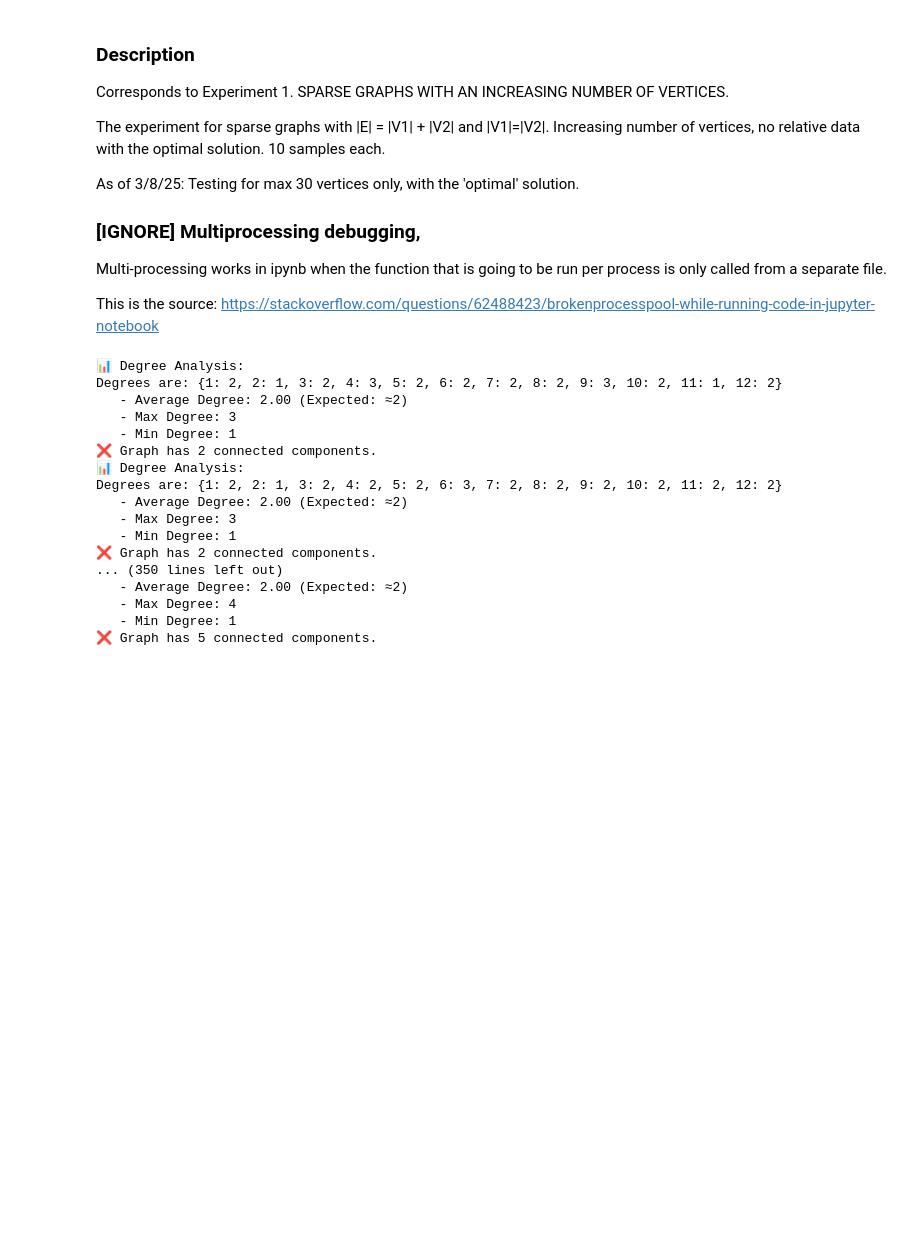
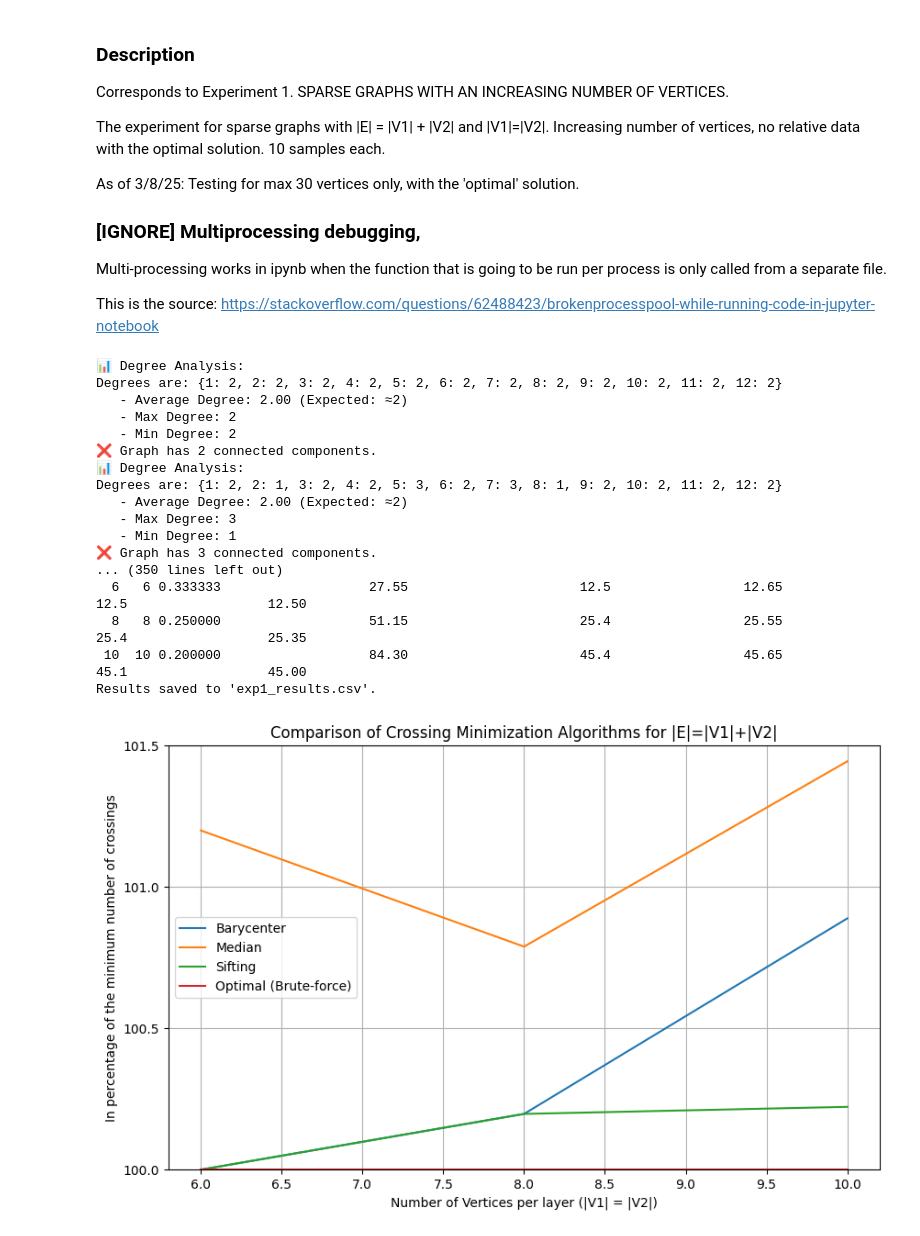
Before and after one commit to loridge/Crossing-Minimization-in-k-layered-Hierarchical-Graphs, a Jupyter notebook: experiments/exp1_v1_v2_sparse.ipynb, the cells around one changed output. Saved outputs shown, nothing was run; the diff lists cells and outputs as text; code cells hidden in the pictures; blank space fills up the shorter version.

```diff
--- a/experiments/exp1_v1_v2_sparse.ipynb
+++ b/experiments/exp1_v1_v2_sparse.ipynb
@@ -850,7 +850,7 @@ import exp1_v1_v2_sparse_helper
 
 # vertex_counts = [10, 20, 30, 40, 50, 60, 70, 80, 90, 100]  # Example vertex counts for testing
 # vertex_counts = [10, 20, 30,]  # Example vertex counts for testing muna, non-paper.
-vertex_counts = [6, 8, 10, 12, 14, 16, 18, 20]
+vertex_counts = [6, 8, 10,]
 num_samples = 20 # Number of samples per vertex count
 
 
@@ -904,42 +904,43 @@ if __name__ == '__main__':
     if y_max - y_min < 0.5:
         y_max = y_min + 0.5
 
     # Set y-axis ticks with 0.5 increments
     plt.yticks(np.arange(y_min, y_max + 0.5, 0.5))
 
     # Plot each method
     plt.plot(df["n1"], y_barycenter, label="Barycenter")
     plt.plot(df["n1"], y_median, label="Median")
     plt.plot(df["n1"], y_sifting, label="Sifting")
     plt.plot(df["n1"], y_optimal, label="Optimal (Brute-force)")
 
     plt.xlabel("Number of Vertices per layer (|V1| = |V2|)")
     plt.ylabel("In percentage of the minimum number of crossings")
     plt.title("Comparison of Crossing Minimization Algorithms for |E|=|V1|+|V2|")
     plt.legend()
     plt.grid(True)
 
     # Apply the updated y-axis limits
     plt.ylim(y_min, y_max)
 
     # Save & Show plot
     plt.savefig("exp1_results.png")
     plt.show()
 # %% [output]
 📊 Degree Analysis:
-Degrees are: {1: 2, 2: 1, 3: 2, 4: 3, 5: 2, 6: 2, 7: 2, 8: 2, 9: 3, 10: 2, 11: 1, 12: 2}
+Degrees are: {1: 2, 2: 2, 3: 2, 4: 2, 5: 2, 6: 2, 7: 2, 8: 2, 9: 2, 10: 2, 11: 2, 12: 2}
+   - Average Degree: 2.00 (Expected: ≈2)
+   - Max Degree: 2
+   - Min Degree: 2
+❌ Graph has 2 connected components.
+📊 Degree Analysis:
+Degrees are: {1: 2, 2: 1, 3: 2, 4: 2, 5: 3, 6: 2, 7: 3, 8: 1, 9: 2, 10: 2, 11: 2, 12: 2}
    - Average Degree: 2.00 (Expected: ≈2)
    - Max Degree: 3
    - Min Degree: 1
-❌ Graph has 2 connected components.
-📊 Degree Analysis:
-Degrees are: {1: 2, 2: 1, 3: 2, 4: 2, 5: 2, 6: 3, 7: 2, 8: 2, 9: 2, 10: 2, 11: 2, 12: 2}
-   - Average Degree: 2.00 (Expected: ≈2)
-   - Max Degree: 3
-   - Min Degree: 1
-❌ Graph has 2 connected components.
+❌ Graph has 3 connected components.
 ... (350 lines left out)
-   - Average Degree: 2.00 (Expected: ≈2)
-   - Max Degree: 4
-   - Min Degree: 1
-❌ Graph has 5 connected components.
+  6   6 0.333333                   27.55                      12.5                 12.65                   12.5                  12.50
+  8   8 0.250000                   51.15                      25.4                 25.55                   25.4                  25.35
+ 10  10 0.200000                   84.30                      45.4                 45.65                   45.1                  45.00
+Results saved to 'exp1_results.csv'.
+[figure, added]
```
Also changed, not shown: 14 other files.
